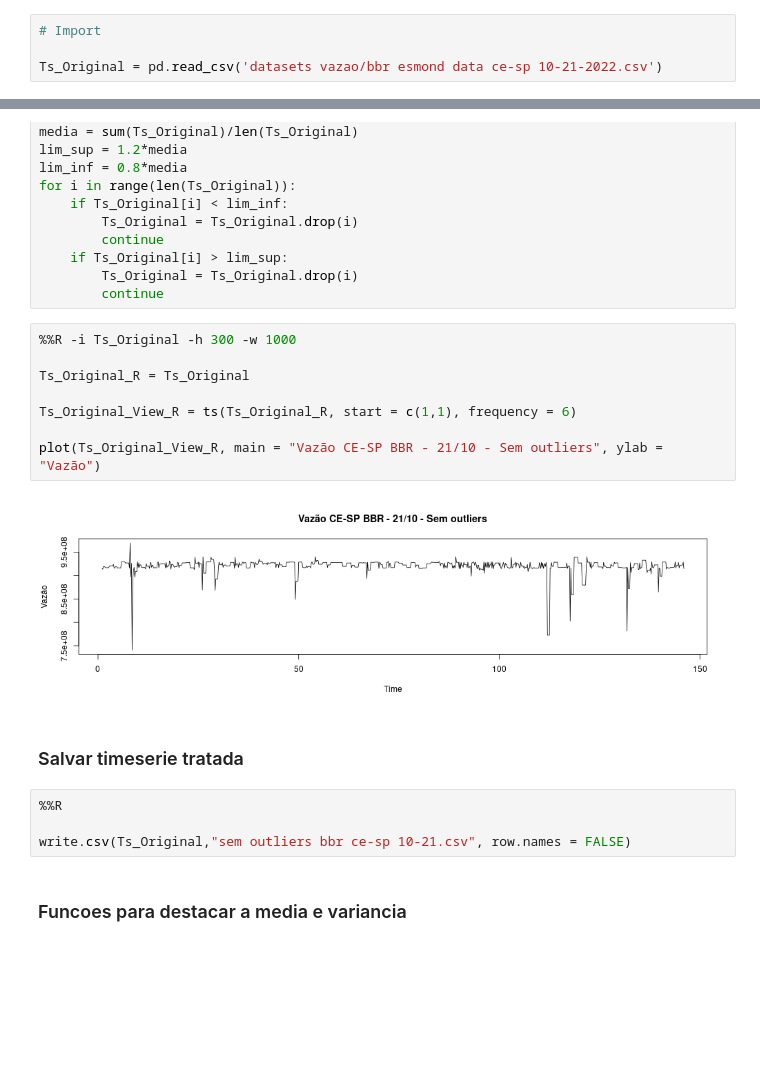
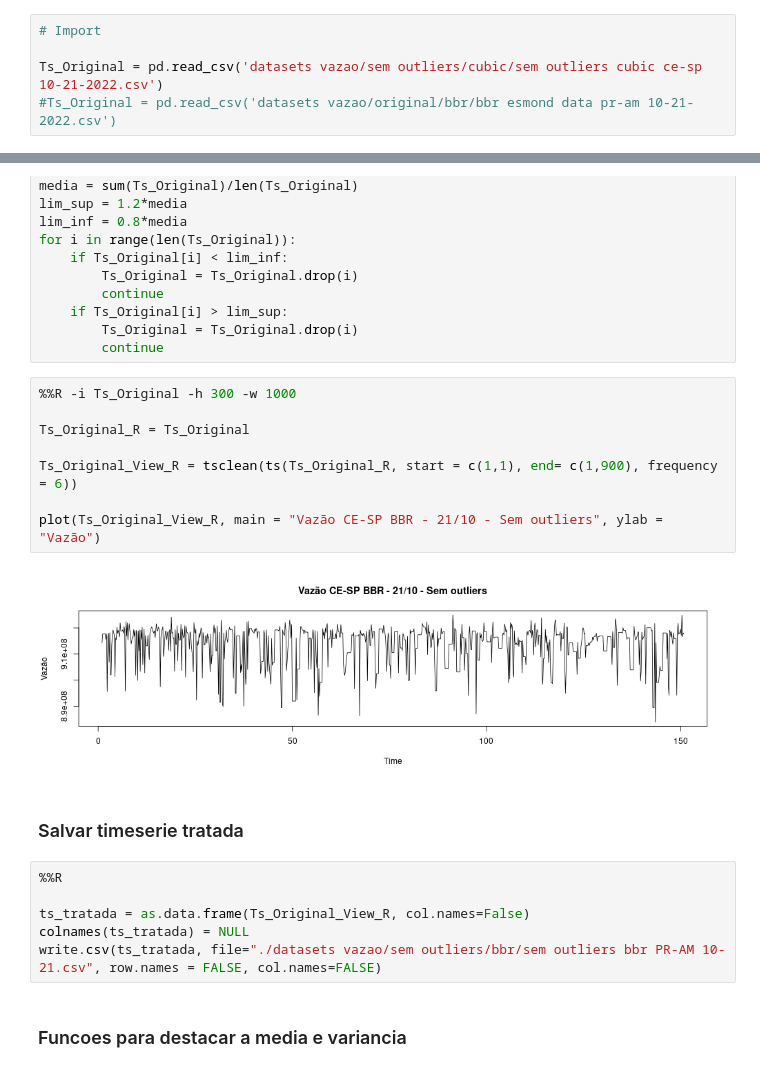
Before and after one commit to LarcesUece/UECE-RNP-PMon2022, a Jupyter notebook: BBR_CE-SP.ipynb, the cells around one changed output, grey strips where cells are left out. Saved outputs shown, nothing was run; the diff lists cells and outputs as text; blank space fills up the shorter version.

```diff
--- a/BBR_CE-SP.ipynb
+++ b/BBR_CE-SP.ipynb
@@ -181,4 +184,5 @@ metrics = importr('Metrics')
 # %%
 # Import
 
-Ts_Original = pd.read_csv('datasets vazao/bbr esmond data ce-sp 10-21-2022.csv')
+Ts_Original = pd.read_csv('datasets vazao/sem outliers/cubic/sem outliers cubic ce-sp 10-21-2022.csv')
+#Ts_Original = pd.read_csv('datasets vazao/original/bbr/bbr esmond data pr-am 10-21-2022.csv')
@@ -199,19 +205,21 @@ for i in range(len(Ts_Original)):
 # %%
 %%R -i Ts_Original -h 300 -w 1000
 
 Ts_Original_R = Ts_Original
 
-Ts_Original_View_R = ts(Ts_Original_R, start = c(1,1), frequency = 6)
+Ts_Original_View_R = tsclean(ts(Ts_Original_R, start = c(1,1), end= c(1,900), frequency = 6))
 
 plot(Ts_Original_View_R, main = "Vazão CE-SP BBR - 21/10 - Sem outliers", ylab = "Vazão")
 # %% [output]
-[figure, old version]
+[figure, new version]
 # %% [markdown]
 ### Salvar timeserie tratada
 # %%
 %%R
 
-write.csv(Ts_Original,"sem outliers bbr ce-sp 10-21.csv", row.names = FALSE)
+ts_tratada = as.data.frame(Ts_Original_View_R, col.names=False)
+colnames(ts_tratada) = NULL
+write.csv(ts_tratada, file="./datasets vazao/sem outliers/bbr/sem outliers bbr PR-AM 10-21.csv", row.names = FALSE, col.names=FALSE)
 # %% [markdown]
 ### Funcoes para destacar a media e variancia
 # %%
```
Also changed, not shown: parts of 3 cells of this notebook, 8 other files.
